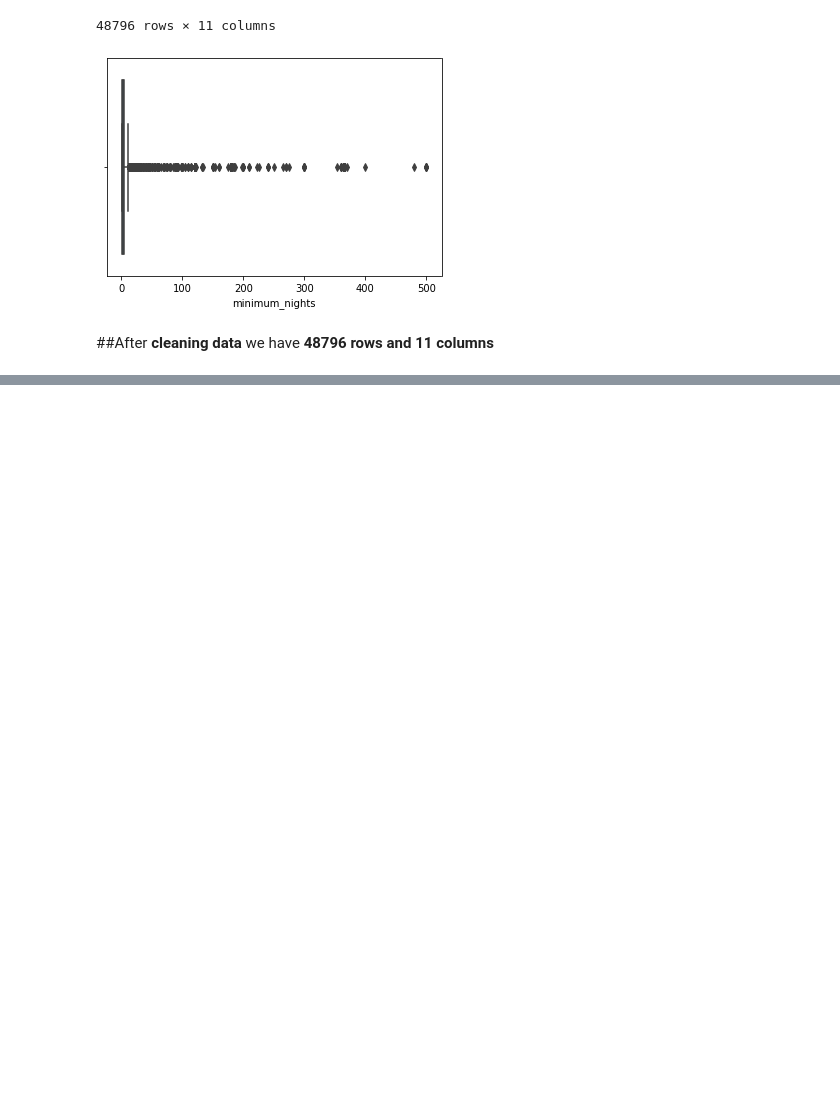
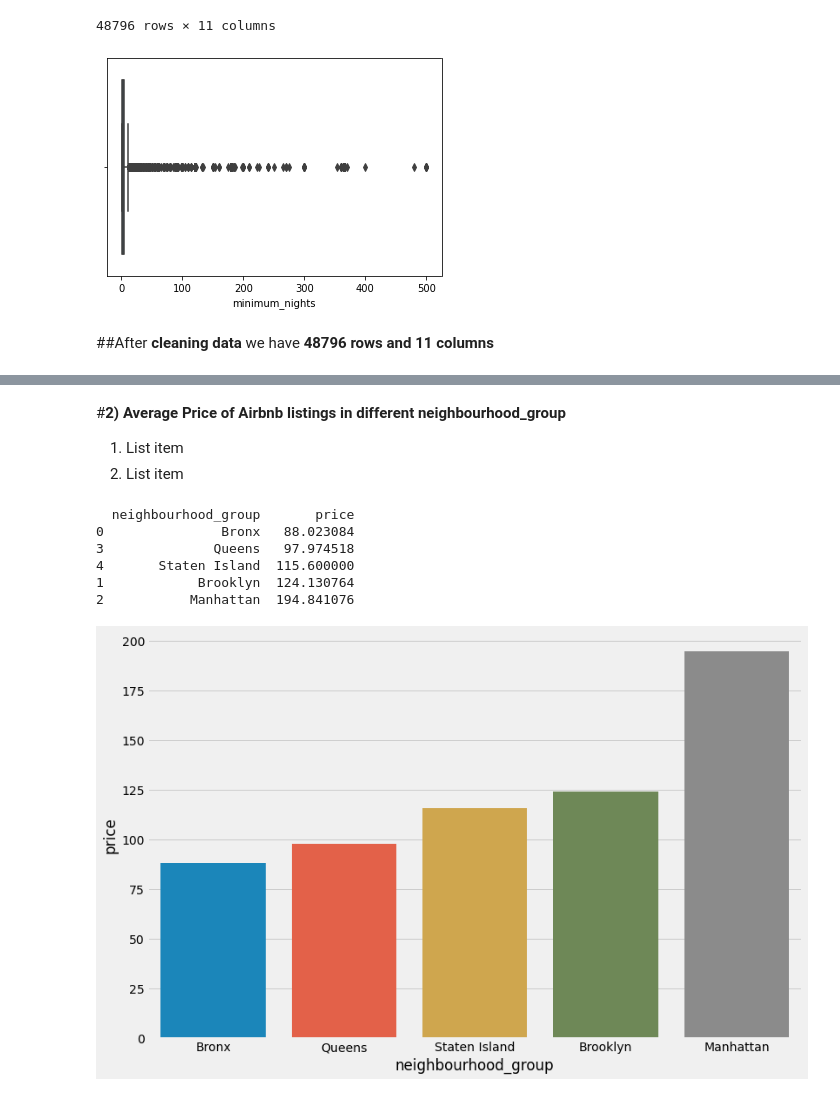
Before and after one commit to kajalDhun114/Airbnb-EDA-Project, a Jupyter notebook: Copy_of_Airbnb_Bookings_Analysis_Capstone_Project.ipynb, the cells around one changed output, grey strips where cells are left out. Drawn from its saved outputs; the diff is of its cells as text; code cells hidden in the pictures; blank space fills up the shorter version.

```diff
--- a/Copy_of_Airbnb_Bookings_Analysis_Capstone_Project.ipynb
+++ b/Copy_of_Airbnb_Bookings_Analysis_Capstone_Project.ipynb
@@ -285,0 +385,21 @@ new_df1.describe()
+# %% [markdown]
+#**2)** **Average Price of Airbnb listings in different neighbourhood_group**
+
+1.   List item
+2.   List item
+# %%
+avgprice_neigh_group = new_df1.groupby(["neighbourhood_group"])['price'].aggregate(np.mean).reset_index().sort_values('price')
+print(avgprice_neigh_group)
+# %% [output]
+  neighbourhood_group       price
+0               Bronx   88.023084
+3              Queens   97.974518
+4       Staten Island  115.600000
+1            Brooklyn  124.130764
+2           Manhattan  194.841076
+# %%
+plt.figure(figsize=(12,8))
+sns.barplot(x='neighbourhood_group', y = 'price', data = avgprice_neigh_group)
+plt.show()
+# %% [output]
+[figure, added]
```
Also changed, not shown: parts of 23 cells of this notebook.
